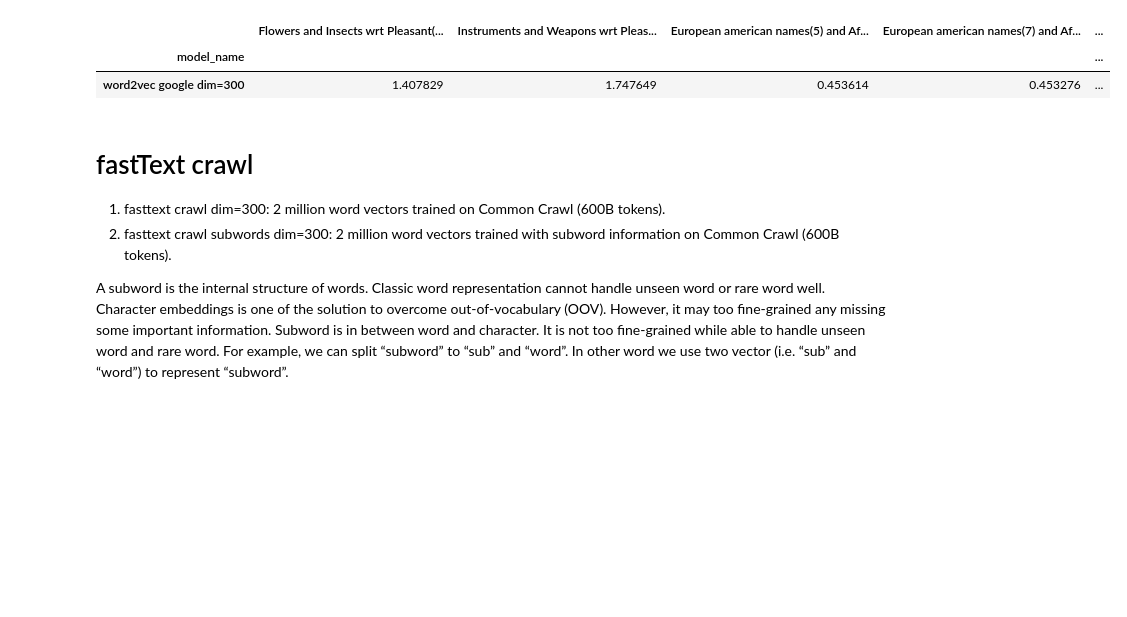
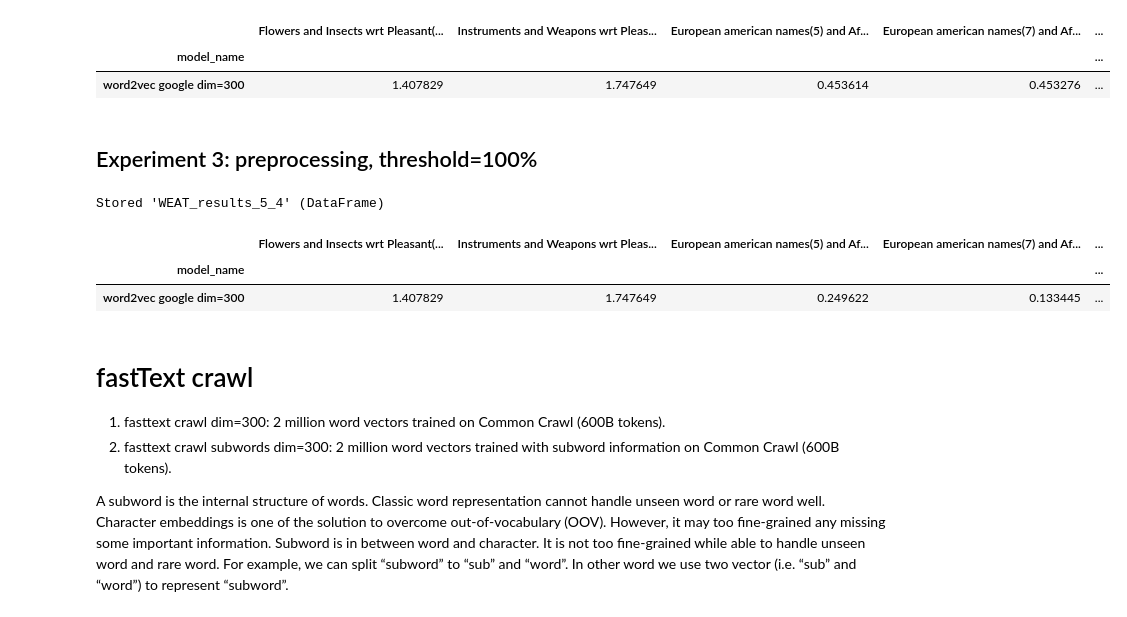
Before and after one commit to EmeraldaSesari/FEmpStudyofPWE, a Jupyter notebook: WEAT.ipynb, the cells around one changed output. Cells and saved outputs as stored; diff of their text form; code cells hidden in the pictures; blank space fills up the shorter version.

```diff
--- a/WEAT.ipynb
+++ b/WEAT.ipynb
@@ -587,6 +701,30 @@ Stored 'WEAT_results_5_2' (DataFrame)
 |  | Flowers and Insects wrt Pleasant(... | Instruments and Weapons wrt Pleas... | European american names(5) and Af... | European american names(7) and Af... | ... |
 | model_name |  |  |  |  | ... |
 | word2vec google dim=300 | 1.407829 | 1.747649 | 0.453614 | 0.453276 | ... |
+# %% [markdown]
+## Experiment 3: preprocessing, threshold=100%
+# %%
+models = [model_w2v]
+
+WEAT_results_5_4 = run_queries(
+    WEAT,
+    queries,
+    models,
+    metric_params={'preprocessor_args': {
+        'lowercase': True
+    }},
+    lost_vocabulary_threshold=1.0,
+    aggregate_results=True,
+    aggregation_function='abs_avg',
+    queries_set_name='WEAT Queries')
+
+%store WEAT_results_5_4
+WEAT_results_5_4
+# %% [output]
+Stored 'WEAT_results_5_4' (DataFrame)
+|  | Flowers and Insects wrt Pleasant(... | Instruments and Weapons wrt Pleas... | European american names(5) and Af... | European american names(7) and Af... | ... |
+| model_name |  |  |  |  | ... |
+| word2vec google dim=300 | 1.407829 | 1.747649 | 0.249622 | 0.133445 | ... |
 # %% [markdown]
 # fastText crawl
 1. fasttext crawl dim=300: 2 million word vectors trained on Common Crawl (600B tokens).
```
Also changed, not shown: parts of 21 cells of this notebook.
